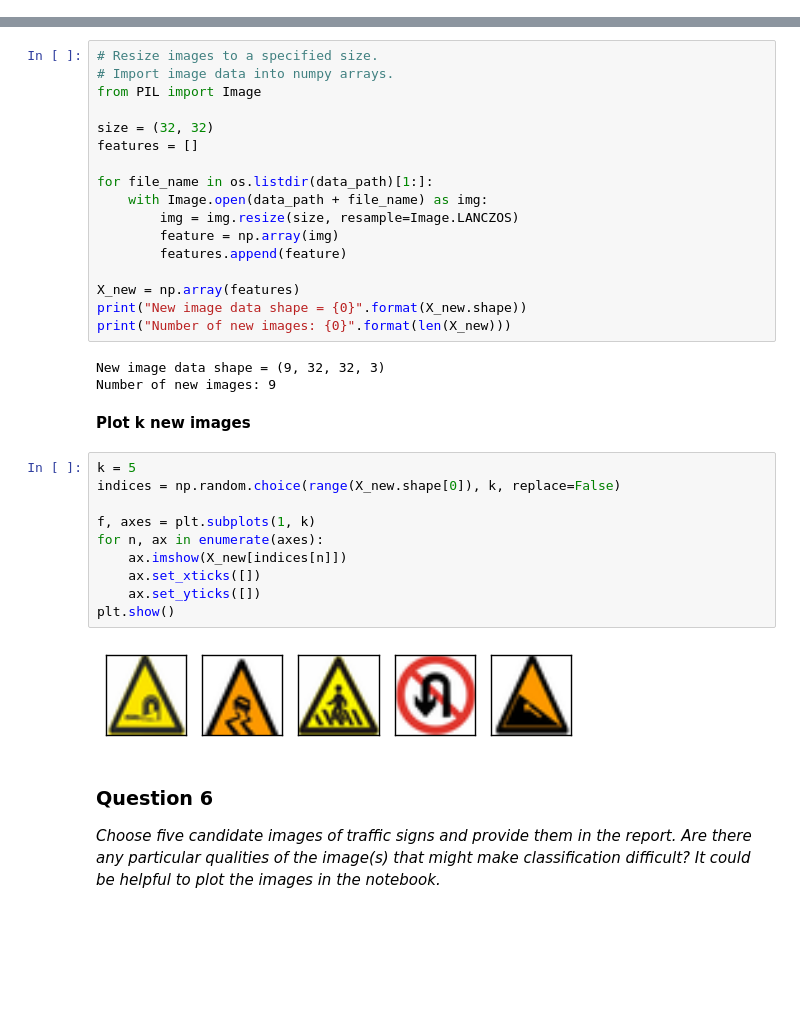
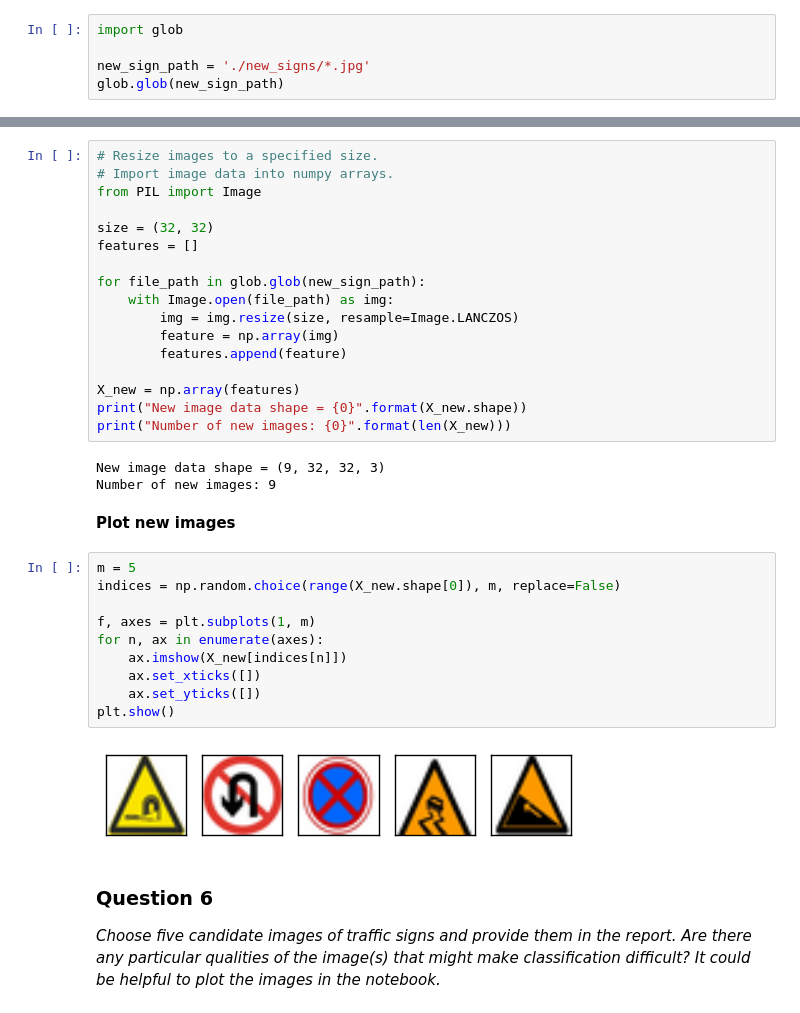
Before and after one commit to penggzhang/CarND-Traffic-Sign-Classifier-Project, a Jupyter notebook: Traffic_Sign_Classifier.ipynb, the cells around one changed output, grey strips where cells are left out. Saved outputs shown, nothing was run; the diff lists cells and outputs as text; blank space fills up the shorter version.

```diff
--- a/Traffic_Sign_Classifier.ipynb
+++ b/Traffic_Sign_Classifier.ipynb
@@ -581,0 +576,5 @@ os.listdir(data_path)
+# %%
+import glob
+
+new_sign_path = './new_signs/*.jpg'
+glob.glob(new_sign_path)
@@ -589,8 +598,8 @@ from PIL import Image
 size = (32, 32)
 features = []
 
-for file_name in os.listdir(data_path)[1:]:
-    with Image.open(data_path + file_name) as img:
+for file_path in glob.glob(new_sign_path):
+    with Image.open(file_path) as img:
         img = img.resize(size, resample=Image.LANCZOS)
         feature = np.array(img)
         features.append(feature)
@@ -602,19 +611,19 @@ print("Number of new images: {0}".format(len(X_new)))
 New image data shape = (9, 32, 32, 3)
 Number of new images: 9
 # %% [markdown]
-**Plot k new images**
+**Plot new images**
 # %%
-k = 5
-indices = np.random.choice(range(X_new.shape[0]), k, replace=False)
+m = 5
+indices = np.random.choice(range(X_new.shape[0]), m, replace=False)
 
-f, axes = plt.subplots(1, k)
+f, axes = plt.subplots(1, m)
 for n, ax in enumerate(axes):
     ax.imshow(X_new[indices[n]])
     ax.set_xticks([])
     ax.set_yticks([])
 plt.show()
 # %% [output]
-[figure, old version]
+[figure, new version]
 # %% [markdown]
 ### Question 6
 
```
Also changed, not shown: parts of 33 cells of this notebook, 3 other files.
